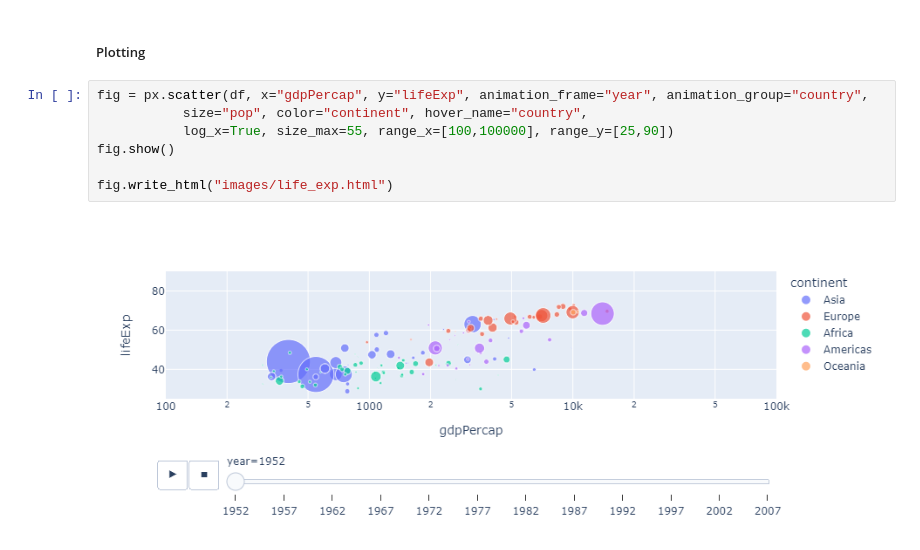
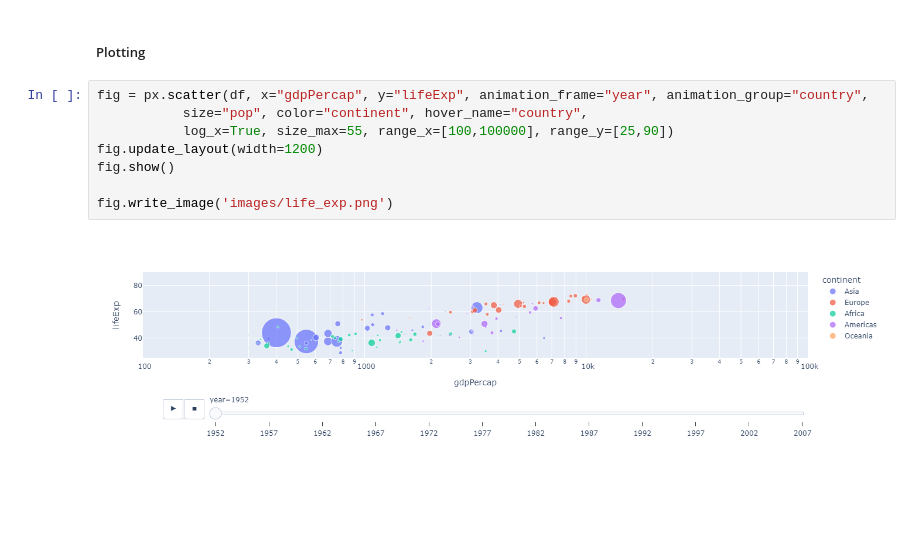
Before and after one commit to wanaguirre/data_visualization, a Jupyter notebook: Notebooks/Data_visualization.ipynb, the cells around one changed output. Drawn from its saved outputs; the diff is of its cells as text; blank space fills up the shorter version.

```diff
--- a/Notebooks/Data_visualization.ipynb
+++ b/Notebooks/Data_visualization.ipynb
@@ -853,9 +855,10 @@ df.head()
 # %%
 fig = px.scatter(df, x="gdpPercap", y="lifeExp", animation_frame="year", animation_group="country",
            size="pop", color="continent", hover_name="country",
            log_x=True, size_max=55, range_x=[100,100000], range_y=[25,90])
+fig.update_layout(width=1200)
 fig.show()
 
-fig.write_html("images/life_exp.html")
+fig.write_image('images/life_exp.png')
 # %% [output]
-[figure, old version]
+[figure, new version]
```
Also changed, not shown: parts of 3 cells of this notebook, 8 other files.
